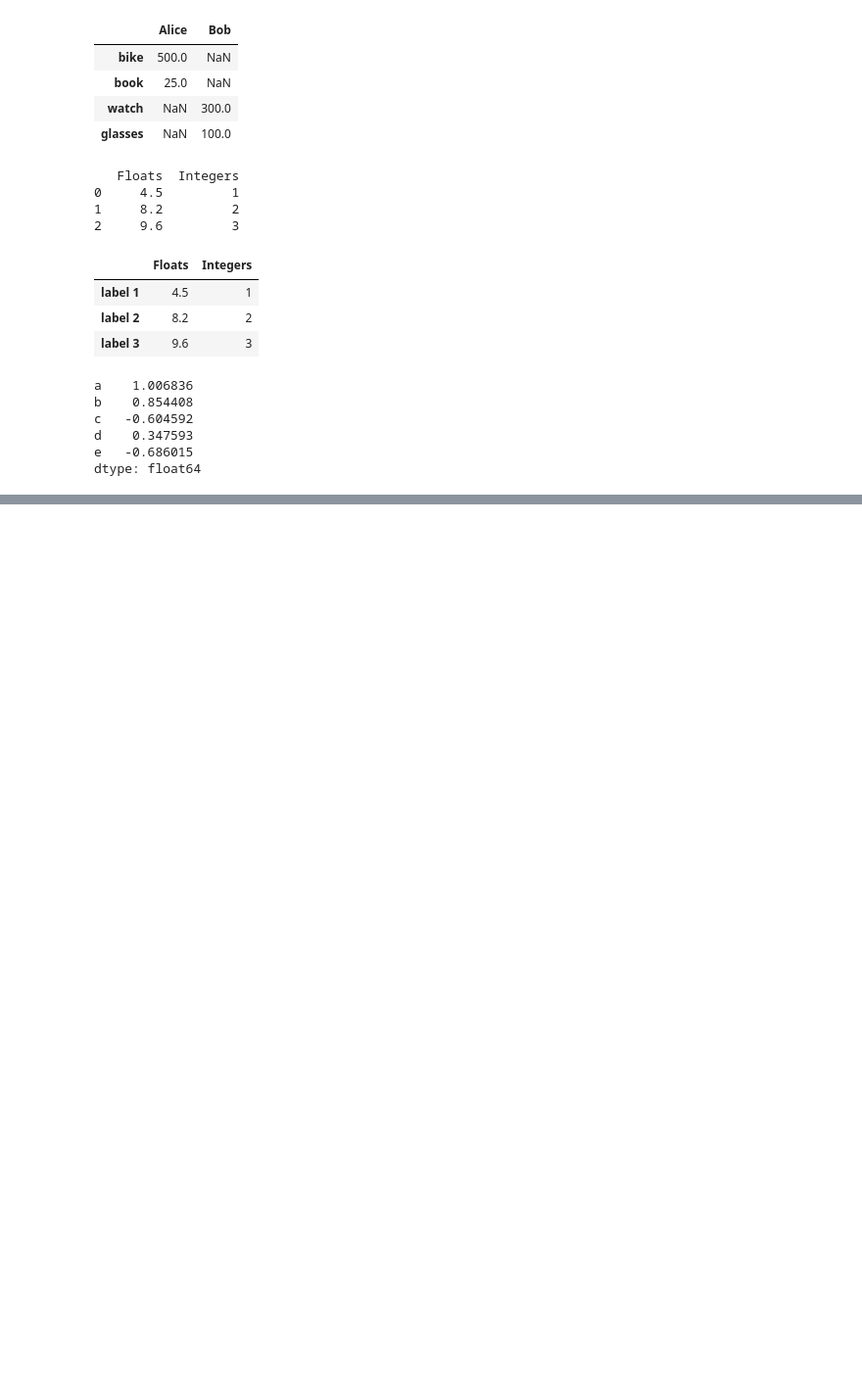
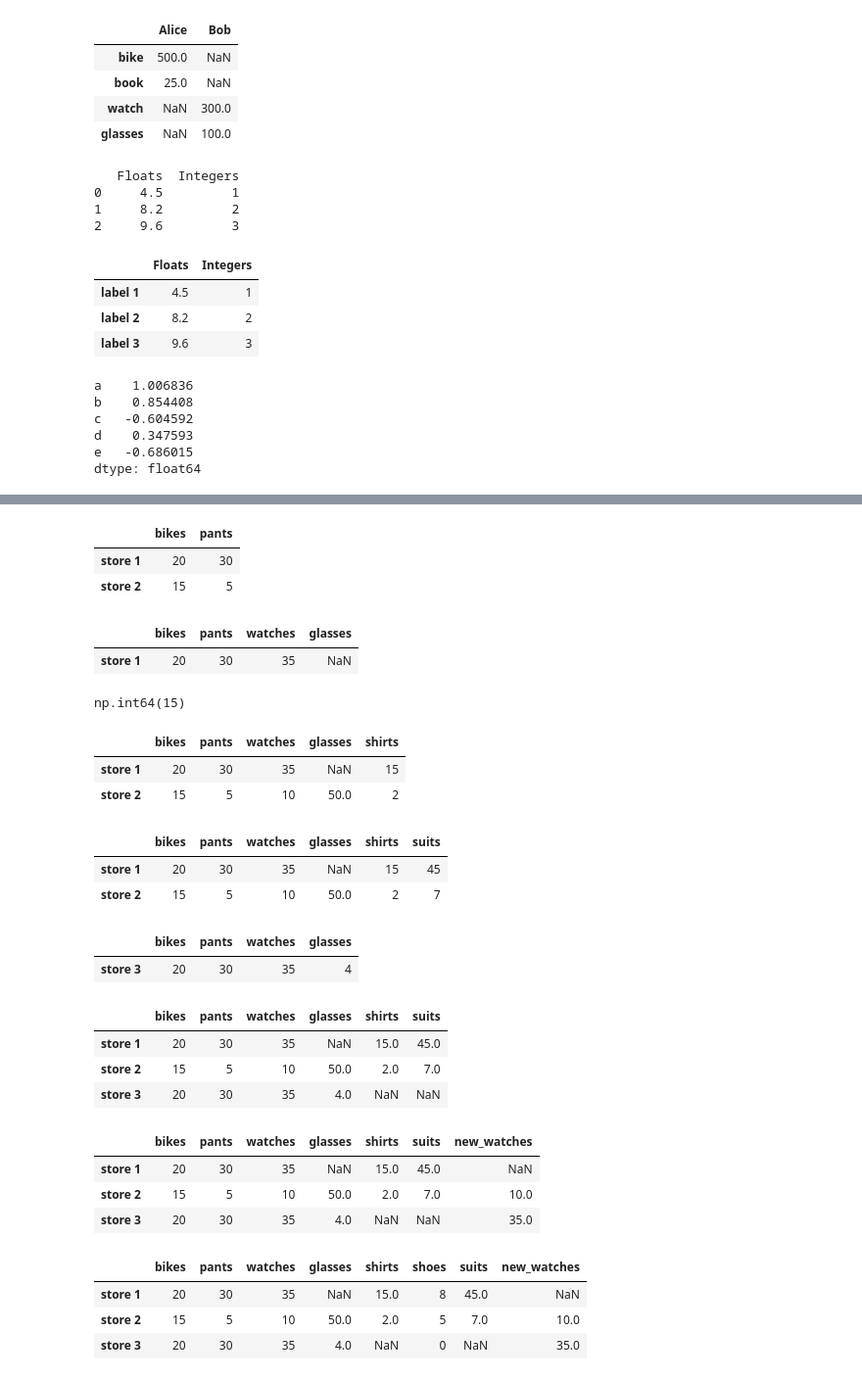
Before and after one commit to jjacque1/Learning-Numpy-in-JupyterNotebooks, a Jupyter notebook: Untitled.ipynb, the cells around one changed output, grey strips where cells are left out. Shown at 98% size. Drawn from its saved outputs; the diff is of its cells as text; code cells hidden in the pictures; blank space fills up the shorter version.

Commit message:
Accessing elements in pandas dataframes

```diff
--- a/Untitled.ipynb
+++ b/Untitled.ipynb
@@ -1750,0 +1771,79 @@ dtype: float64
+# %%
+#accessing multiple columns in a dataframe
+
+store_items[['bikes', 'pants']]
+# %% [output]
+|  | bikes | pants |
+| store 1 | 20 | 30 |
+| store 2 | 15 | 5 |
+# %%
+#accessing a row in a dataframe
+
+store_items.loc[['store 1']]
+# %% [output]
+|  | bikes | pants | watches | glasses |
+| store 1 | 20 | 30 | 35 | NaN |
+# %%
+#get the exact value in a cell( column, row)
+
+store_items['bikes']['store 2']
+# %% [output]
+np.int64(15)
+# %%
+#adding a new column to a dataframe
+
+store_items['shirts'] = [15, 2]
+store_items
+# %% [output]
+|  | bikes | pants | watches | glasses | shirts |
+| store 1 | 20 | 30 | 35 | NaN | 15 |
+| store 2 | 15 | 5 | 10 | 50.0 | 2 |
+# %%
+#using arithmatic (addition) to create new columns values with existing columns values
+
+store_items['suits'] = store_items["shirts"] + store_items['pants']
+store_items
+# %% [output]
+|  | bikes | pants | watches | glasses | shirts | suits |
+| store 1 | 20 | 30 | 35 | NaN | 15 | 45 |
+| store 2 | 15 | 5 | 10 | 50.0 | 2 | 7 |
+# %%
+#create a new dataframe from a dictionary to add to existing dataframe
+
+new_items = [{'bikes' : 20, 'pants' : 30, 'watches' : 35, 'glasses' : 4}]
+
+new_store = pd.DataFrame(new_items, index=["store 3"])
+new_store
+# %% [output]
+|  | bikes | pants | watches | glasses |
+| store 3 | 20 | 30 | 35 | 4 |
+# %%
+#adding a new dataframe to an existing one using the concat method
+
+store_items = pd.concat([store_items, new_store])
+store_items
+# %% [output]
+|  | bikes | pants | watches | glasses | shirts | suits |
+| store 1 | 20 | 30 | 35 | NaN | 15.0 | 45.0 |
+| store 2 | 15 | 5 | 10 | 50.0 | 2.0 | 7.0 |
+| store 3 | 20 | 30 | 35 | 4.0 | NaN | NaN |
+# %%
+#adding a new column with the values of existing column using indexing [start: ]
+
+store_items['new_watches'] = store_items['watches'][1:]
+store_items
+# %% [output]
+|  | bikes | pants | watches | glasses | shirts | suits | new_watches |
+| store 1 | 20 | 30 | 35 | NaN | 15.0 | 45.0 | NaN |
+| store 2 | 15 | 5 | 10 | 50.0 | 2.0 | 7.0 | 10.0 |
+| store 3 | 20 | 30 | 35 | 4.0 | NaN | NaN | 35.0 |
+# %%
+#inserting a new column at a sepcific index using the insert method datafame.insert(index, "label", [values])
+
+store_items.insert(5, 'shoes', [8, 5, 0])
+store_items
+# %% [output]
+|  | bikes | pants | watches | glasses | shirts | shoes | suits | new_watches |
+| store 1 | 20 | 30 | 35 | NaN | 15.0 | 8 | 45.0 | NaN |
+| store 2 | 15 | 5 | 10 | 50.0 | 2.0 | 5 | 7.0 | 10.0 |
+| store 3 | 20 | 30 | 35 | 4.0 | NaN | 0 | NaN | 35.0 |
```
Also changed, not shown: parts of 8 cells of this notebook.
